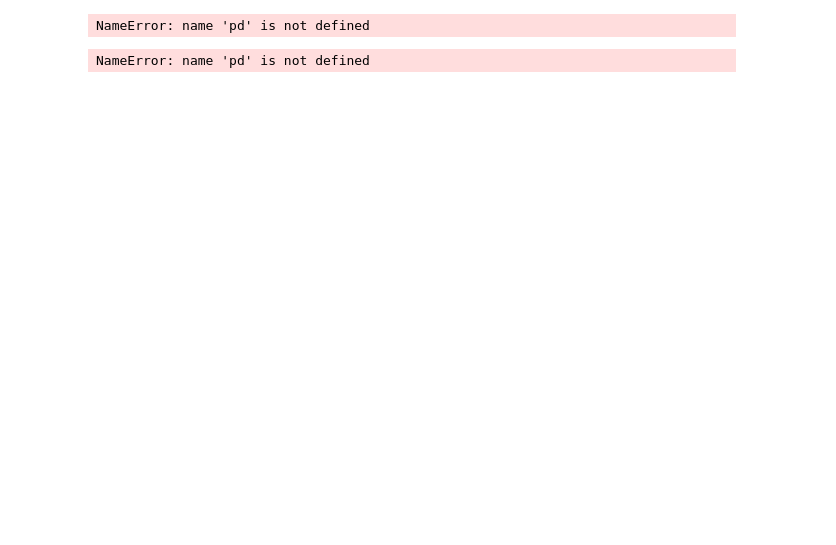
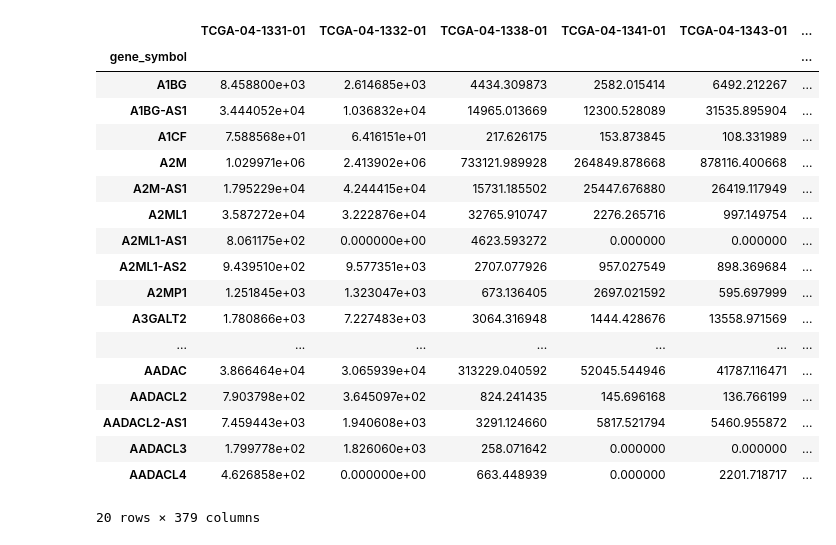
Before and after one commit to hfreid17/ovarian-cancer, a Jupyter notebook: ovariancanceranalysis.ipynb, the cells around one changed output. Saved outputs shown, nothing was run; the diff lists cells and outputs as text; code cells hidden in the pictures; blank space fills up the shorter version.

```diff
--- a/ovariancanceranalysis.ipynb
+++ b/ovariancanceranalysis.ipynb
@@ -3,15 +3,26 @@ import pandas as pd
 import numpy as np
 # %%
 # reading in TCGA ovarian cancer expression file, normalized version
-df = pd..read_excel("/Users/maayanlab/Documents/Ovarian Cancer Project/TCGA-OV/TCGA-OV-fpkm-uq.xlsx")
-df.set_index(df.loc[:, 'A']) # is default first column name A or is it gene_symbol
+df = pd.read_excel("/Users/maayanlab/Documents/Ovarian Cancer Project/TCGA-OV/TCGA-OV-fpkm-uq.xlsx").set_index('gene_symbol')
+# df.set_index(df.loc[:, 'gene_symbol']) # is default first column name A or is it gene_symbol
+df.head(20)
 # %% [output]
+|  | TCGA-04-1331-01 | TCGA-04-1332-01 | TCGA-04-1338-01 | TCGA-04-1341-01 | TCGA-04-1343-01 | ... |
+| gene_symbol |  |  |  |  |  | ... |
+| A1BG | 8.458800e+03 | 2.614685e+03 | 4434.309873 | 2582.015414 | 6492.212267 | ... |
+| A1BG-AS1 | 3.444052e+04 | 1.036832e+04 | 14965.013669 | 12300.528089 | 31535.895904 | ... |
+| A1CF | 7.588568e+01 | 6.416151e+01 | 217.626175 | 153.873845 | 108.331989 | ... |
+| A2M | 1.029971e+06 | 2.413902e+06 | 733121.989928 | 264849.878668 | 878116.400668 | ... |
+| A2M-AS1 | 1.795229e+04 | 4.244415e+04 | 15731.185502 | 25447.676880 | 26419.117949 | ... |
+| A2ML1 | 3.587272e+04 | 3.222876e+04 | 32765.910747 | 2276.265716 | 997.149754 | ... |
+| A2ML1-AS1 | 8.061175e+02 | 0.000000e+00 | 4623.593272 | 0.000000 | 0.000000 | ... |
+| A2ML1-AS2 | 9.439510e+02 | 9.577351e+03 | 2707.077926 | 957.027549 | 898.369684 | ... |
+| A2MP1 | 1.251845e+03 | 1.323047e+03 | 673.136405 | 2697.021592 | 595.697999 | ... |
+| A3GALT2 | 1.780866e+03 | 7.227483e+03 | 3064.316948 | 1444.428676 | 13558.971569 | ... |
+| ... | ... | ... | ... | ... | ... | ... |
+| AADAC | 3.866464e+04 | 3.065939e+04 | 313229.040592 | 52045.544946 | 41787.116471 | ... |
+| AADACL2 | 7.903798e+02 | 3.645097e+02 | 824.241435 | 145.696168 | 136.766199 | ... |
+| AADACL2-AS1 | 7.459443e+03 | 1.940608e+03 | 3291.124660 | 5817.521794 | 5460.955872 | ... |
+| AADACL3 | 1.799778e+02 | 1.826060e+03 | 258.071642 | 0.000000 | 0.000000 | ... |
+| AADACL4 | 4.626858e+02 | 0.000000e+00 | 663.448939 | 0.000000 | 2201.718717 | ... |
-NameError: name 'pd' is not defined
+20 rows × 379 columns
-# %%
-# calculating gene expression averages for each row, which represents a gene
-x = 1 # x is row count
-While x < 35529: # need to skip first entry--index
-    df['mean'] = df.means(axis=x)
-    x += 1
-# %% [output]
-NameError: name 'pd' is not defined
```
Also changed, not shown: parts of 10 cells of this notebook.
